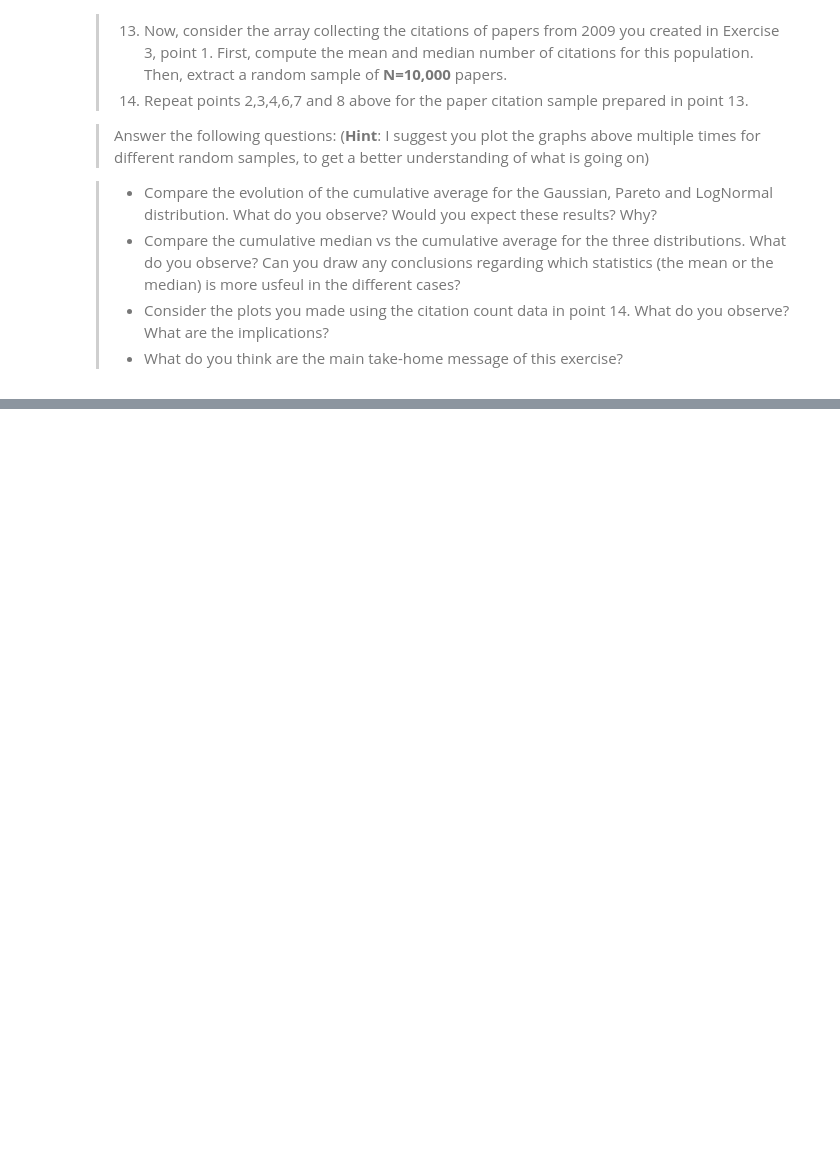
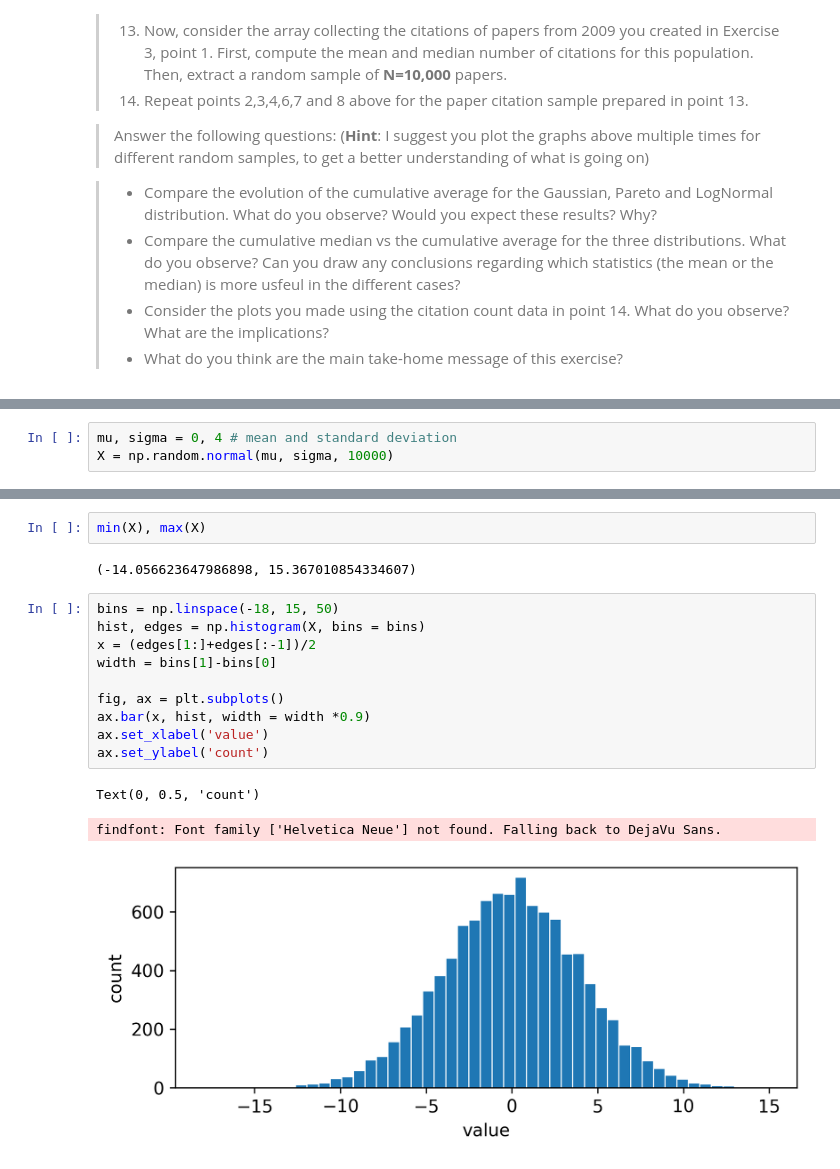
Before and after one commit to Morell1123/Assignment1_SocialInformatics, a Jupyter notebook: Assignment1.ipynb, the cells around one changed output, grey strips where cells are left out. Cells and saved outputs as stored; diff of their text form; blank space fills up the shorter version.

```diff
--- a/Assignment1.ipynb
+++ b/Assignment1.ipynb
@@ -560,0 +569,3 @@ The condition that $ \mathbb E | X_i | $ is finite holds in most cases but can f
+# %%
+mu, sigma = 0, 4 # mean and standard deviation
+X = np.random.normal(mu, sigma, 10000)
@@ -560,0 +582,18 @@ The condition that $ \mathbb E | X_i | $ is finite holds in most cases but can f
+# %%
+min(X), max(X)
+# %% [output]
+(-14.056623647986898, 15.367010854334607)
+# %%
+bins = np.linspace(-18, 15, 50)
+hist, edges = np.histogram(X, bins = bins)
+x = (edges[1:]+edges[:-1])/2
+width = bins[1]-bins[0]
+
+fig, ax = plt.subplots()
+ax.bar(x, hist, width = width *0.9)
+ax.set_xlabel('value')
+ax.set_ylabel('count')
+# %% [output]
+Text(0, 0.5, 'count')
+findfont: Font family ['Helvetica Neue'] not found. Falling back to DejaVu Sans.
+[figure, added]
```
Also changed, not shown: parts of 32 cells of this notebook.
